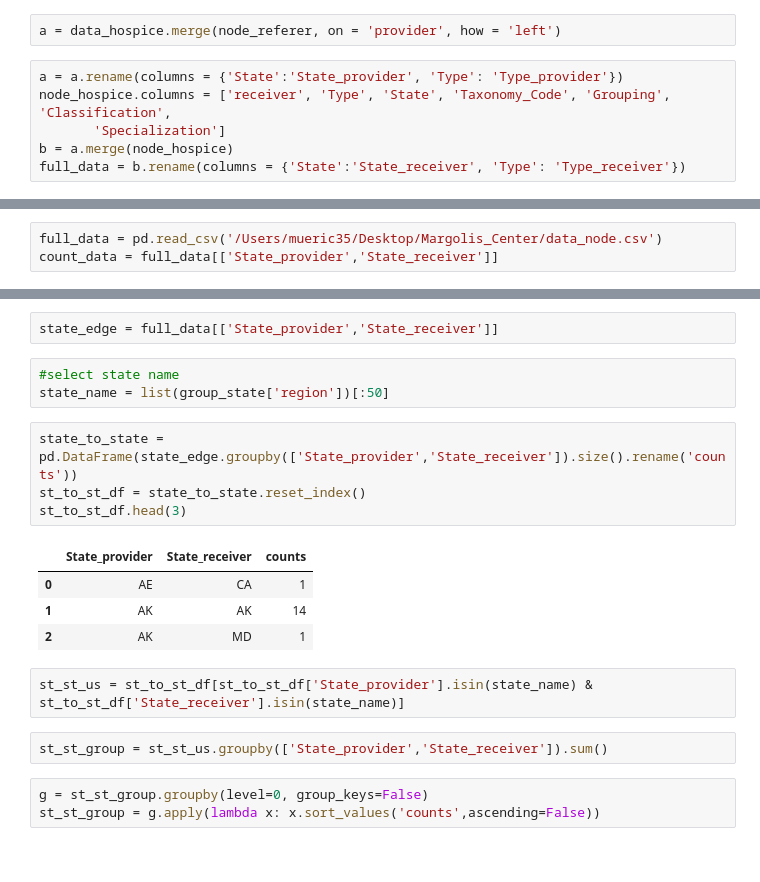
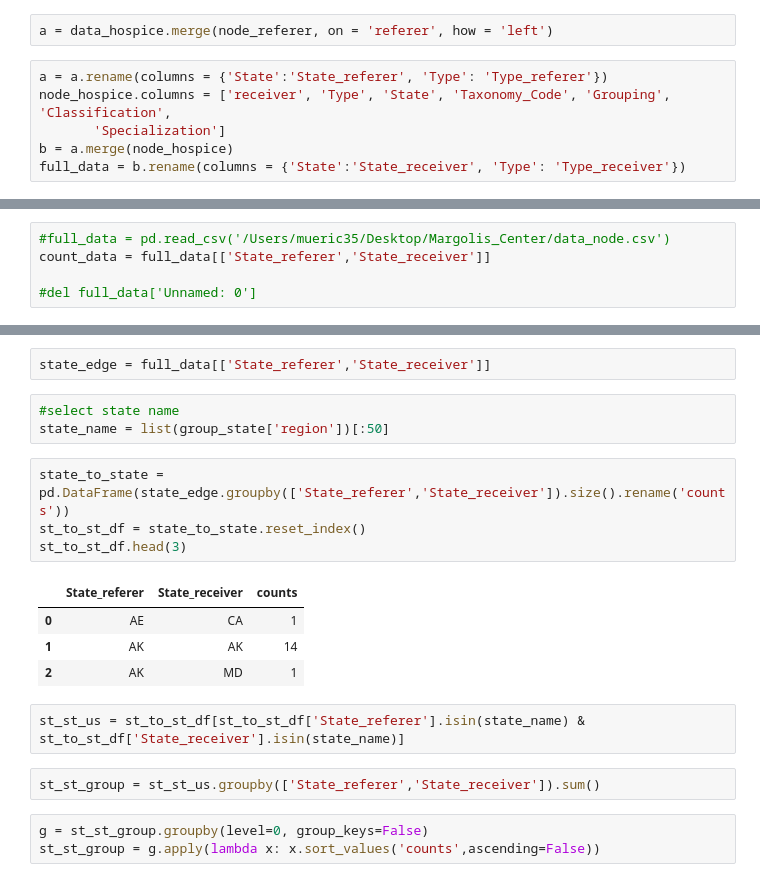
Before and after one commit to lsheble/referral_networks, a Jupyter notebook: Referral .ipynb, the cells around one changed output, grey strips where cells are left out. Saved outputs shown, nothing was run; the diff lists cells and outputs as text.

```diff
--- a/Referral .ipynb
+++ b/Referral .ipynb
@@ -143,7 +145,7 @@ node_referer.columns = ['provider', 'Type', 'State']
 # %%
-a = data_hospice.merge(node_referer, on = 'provider', how = 'left')
+a = data_hospice.merge(node_referer, on = 'referer', how = 'left')
 # %%
-a = a.rename(columns = {'State':'State_provider', 'Type': 'Type_provider'})
+a = a.rename(columns = {'State':'State_referer', 'Type': 'Type_referer'})
 node_hospice.columns = ['receiver', 'Type', 'State', 'Taxonomy_Code', 'Grouping', 'Classification',
        'Specialization']
 b = a.merge(node_hospice)
@@ -162,6 +159,8 @@ full_data.head()
 # %% [markdown]
 ## Count Group by State
 # %%
-full_data = pd.read_csv('/Users/mueric35/Desktop/Margolis_Center/data_node.csv')
-count_data = full_data[['State_provider','State_receiver']]
+#full_data = pd.read_csv('/Users/mueric35/Desktop/Margolis_Center/data_node.csv')
+count_data = full_data[['State_referer','State_receiver']]
+
+#del full_data['Unnamed: 0']
 # %%
@@ -388,23 +387,23 @@ theme(plot.title = element_text(hjust = 0.5))
 # %% [markdown]
 ## State to State
 # %%
-state_edge = full_data[['State_provider','State_receiver']]
+state_edge = full_data[['State_referer','State_receiver']]
 # %%
 #select state name
 state_name = list(group_state['region'])[:50]
 # %%
-state_to_state = pd.DataFrame(state_edge.groupby(['State_provider','State_receiver']).size().rename('counts'))
+state_to_state = pd.DataFrame(state_edge.groupby(['State_referer','State_receiver']).size().rename('counts'))
 st_to_st_df = state_to_state.reset_index()
 st_to_st_df.head(3)
 # %% [output]
-|  | State_provider | State_receiver | counts |
+|  | State_referer | State_receiver | counts |
 | 0 | AE | CA | 1 |
 | 1 | AK | AK | 14 |
 | 2 | AK | MD | 1 |
 # %%
-st_st_us = st_to_st_df[st_to_st_df['State_provider'].isin(state_name) & st_to_st_df['State_receiver'].isin(state_name)]
+st_st_us = st_to_st_df[st_to_st_df['State_referer'].isin(state_name) & st_to_st_df['State_receiver'].isin(state_name)]
 # %%
-st_st_group = st_st_us.groupby(['State_provider','State_receiver']).sum()
+st_st_group = st_st_us.groupby(['State_referer','State_receiver']).sum()
 # %%
 g = st_st_group.groupby(level=0, group_keys=False)
 st_st_group = g.apply(lambda x: x.sort_values('counts',ascending=False))
```
Also changed, not shown: parts of 29 cells of this notebook, 1 other file.
